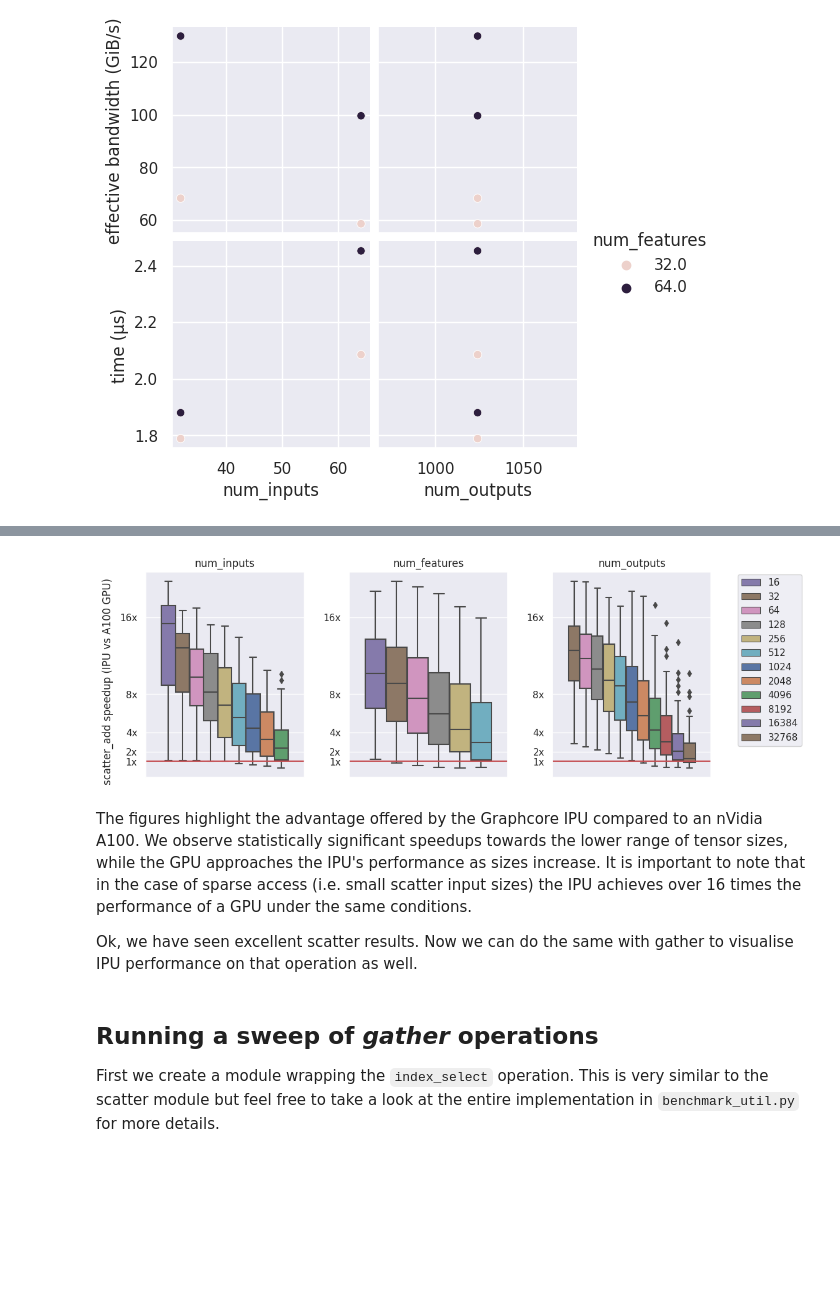
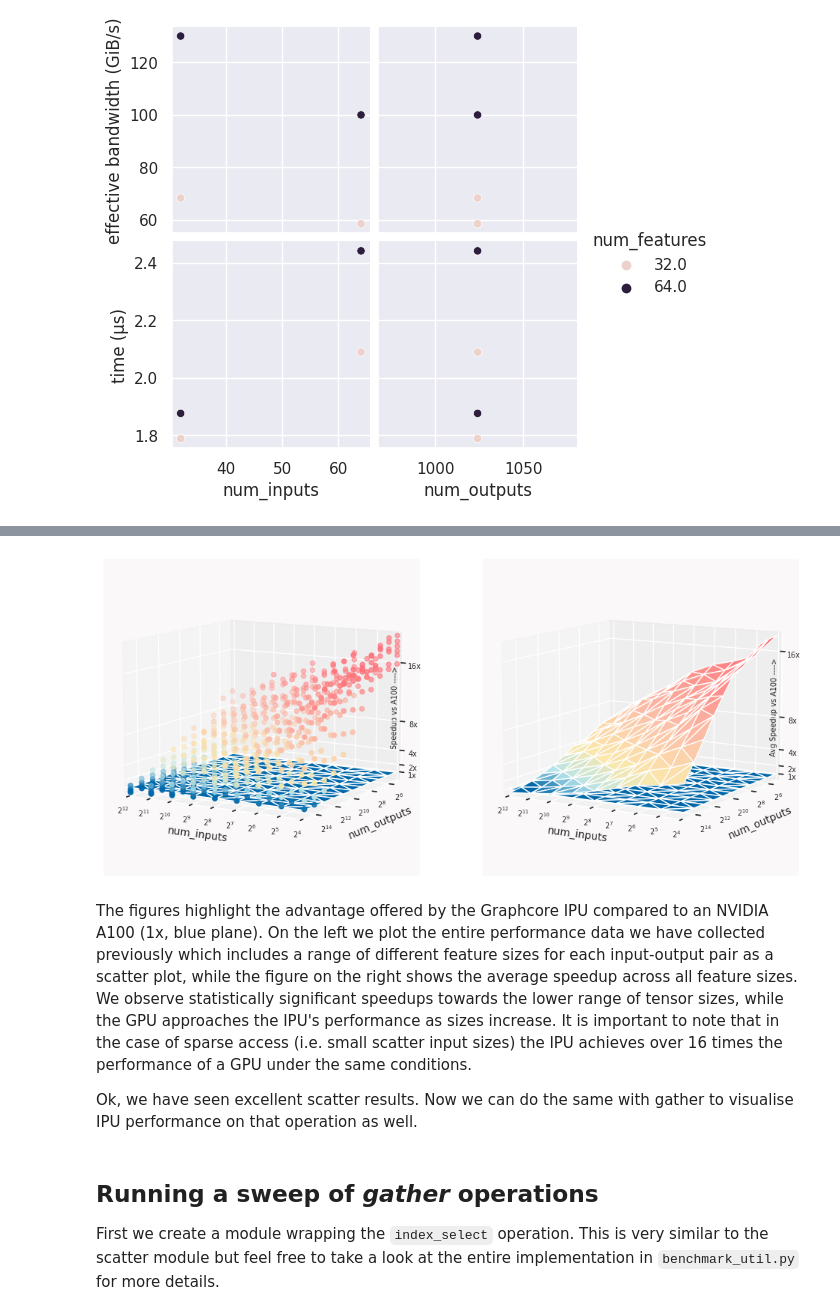
Before and after one commit to graphcore/Gradient-Pytorch-Geometric, a Jupyter notebook: benchmarks/benchmarking_gnn_on_ipus.ipynb, the cells around one changed output, grey strips where cells are left out. Saved outputs shown, nothing was run; the diff lists cells and outputs as text; code cells hidden in the pictures; blank space fills up the shorter version.

```diff
--- a/benchmarks/benchmarking_gnn_on_ipus.ipynb
+++ b/benchmarks/benchmarking_gnn_on_ipus.ipynb
@@ -216,11 +216,11 @@ So how much performance gain do we obtain with an IPU compared with an enterpris
-# %%
-from benchmark_util import quick_benchmarks
-
-quick_benchmarks("scatter_add")
-# %% [output]
-[figure, removed]
+# %%
+from benchmark_util import quick_benchmarks_3d
+
+quick_benchmarks_3d("scatter_add")
+# %% [output]
+[figure, added]
 # %% [markdown]
-The figures highlight the advantage offered by the Graphcore IPU compared to an nVidia A100. We observe statistically significant speedups towards the lower range of tensor sizes, while the GPU approaches the IPU's performance as sizes increase. It is important to note that in the case of sparse access (i.e. small scatter input sizes) the IPU achieves over 16 times the performance of a GPU under the same conditions.
+The figures highlight the advantage offered by the Graphcore IPU compared to an NVIDIA A100 (1x, blue plane). On the left we plot the entire performance data we have collected previously which includes a range of different feature sizes for each input-output pair as a scatter plot, while the figure on the right shows the average speedup across all feature sizes. We observe statistically significant speedups towards the lower range of tensor sizes, while the GPU approaches the IPU's performance as sizes increase. It is important to note that in the case of sparse access (i.e. small scatter input sizes) the IPU achieves over 16 times the performance of a GPU under the same conditions.
 
 Ok, we have seen excellent scatter results. Now we can do the same with gather to visualise IPU performance on that operation as well.
 # %% [markdown]
```
Also changed, not shown: parts of 6 cells of this notebook, 1 other file.
